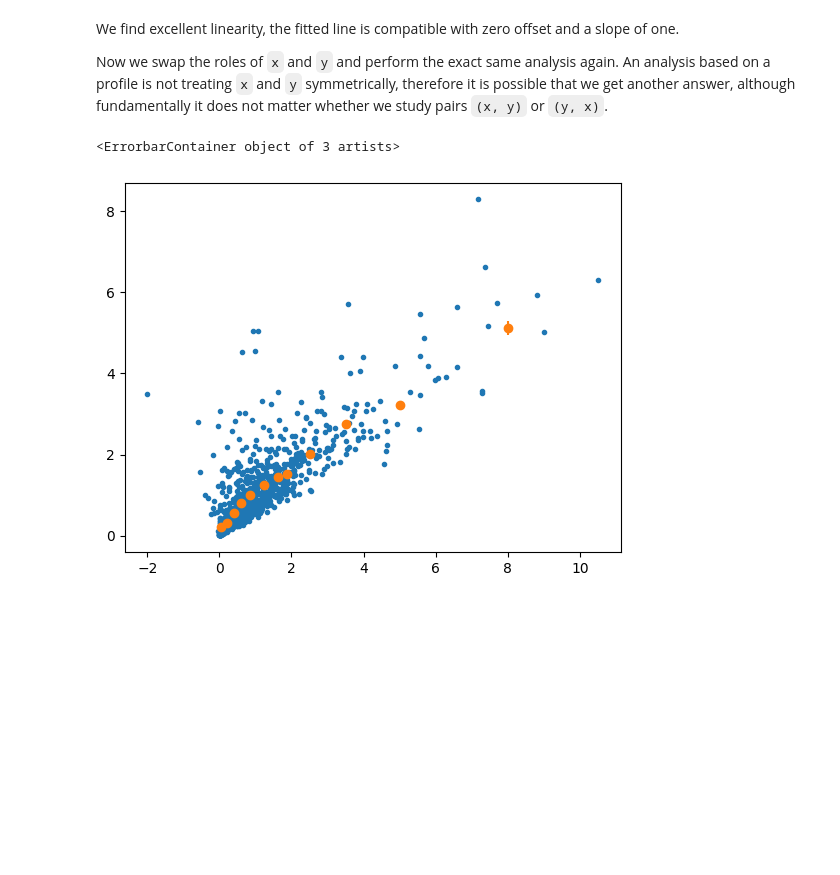
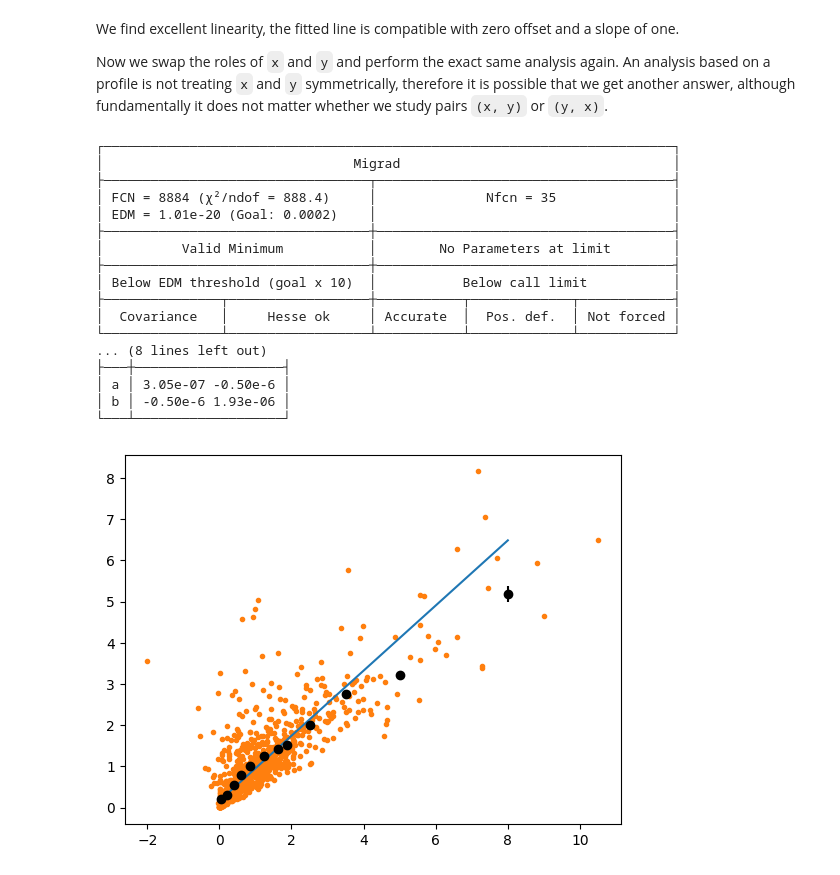
Before and after one commit to HDembinski/HDembinski.github.io, a Jupyter notebook: naive_calibration_bias.ipynb, the cells around one changed output. Cells and saved outputs as stored; diff of their text form; code cells hidden in the pictures; blank space fills up the shorter version.

```diff
--- a/naive_calibration_bias.ipynb
+++ b/naive_calibration_bias.ipynb
@@ -18,7 +18,7 @@ x_true = rng.exponential(1, size=1000)
 y_true = x_true.copy()
 
 def sigma_x(x_true):
-    return x_true * 0.05
+    return x_true * 0.1
 
 def sigma_y(y_true):
     return y_true * 0.5
@@ -26,10 +26,16 @@ def sigma_y(y_true):
 x = rng.normal(x_true, sigma_x(x_true))
 y = rng.normal(y_true, sigma_y(y_true))
 
-plt.scatter(x, y, marker=".")
-
 h = bh.Histogram(bh.axis.Variable([0, 0.1, 0.3, 0.5, 0.7, 1, 1.5, 1.75, 2, 3, 4, 6, 10]), storage=bh.storage.Mean())
 h.fill(x, sample=y)
 
-plt.errorbar(h.axes[0].centers, h.values(), h.variances(), fmt="o", color="C1")
+def line(x, a, b):
+    return a + x * b
+
+m = Minuit(LeastSquares(h.axes[0].centers, h.values(), h.variances() ** 0.5, line), 0, 0)
+m.migrad()
+
+plt.scatter(x, y, marker=".", color="C1")
+m.visualize()
+print(m)
 # %% [output]
@@ -61,13 +63,32 @@ We find excellent linearity, the fitted line is compatible with zero offset and
 Now we swap the roles of `x` and `y` and perform the exact same analysis again. An analysis based on a profile is not treating `x` and `y` symmetrically, therefore it is possible that we get another answer, although fundamentally it does not matter whether we study pairs `(x, y)` or `(y, x)`.
 # %%
 x, y = y, x
-
-plt.scatter(x, y, marker=".")
 
 h = bh.Histogram(bh.axis.Variable([0, 0.1, 0.3, 0.5, 0.7, 1, 1.5, 1.75, 2, 3, 4, 6, 10]), storage=bh.storage.Mean())
 h.fill(x, sample=y)
 
-plt.errorbar(h.axes[0].centers, h.values(), h.variances(), fmt="o", color="C1")
+m = Minuit(LeastSquares(h.axes[0].centers, h.values(), h.variances(), line), 0, 0)
+m.migrad()
+
+plt.scatter(x, y, marker=".", color="C1")
+m.visualize()
+print(m)
 # %% [output]
-<ErrorbarContainer object of 3 artists>
+┌─────────────────────────────────────────────────────────────────────────┐
+│                                Migrad                                   │
+├──────────────────────────────────┬──────────────────────────────────────┤
+│ FCN = 8884 (χ²/ndof = 888.4)     │              Nfcn = 35               │
+│ EDM = 1.01e-20 (Goal: 0.0002)    │                                      │
+├──────────────────────────────────┼──────────────────────────────────────┤
+│          Valid Minimum           │        No Parameters at limit        │
+├──────────────────────────────────┼──────────────────────────────────────┤
+│ Below EDM threshold (goal x 10)  │           Below call limit           │
+├───────────────┬──────────────────┼───────────┬─────────────┬────────────┤
+│  Covariance   │     Hesse ok     │ Accurate  │  Pos. def.  │ Not forced │
+└───────────────┴──────────────────┴───────────┴─────────────┴────────────┘
+... (8 lines left out)
+├───┼───────────────────┤
+│ a │ 3.05e-07 -0.50e-6 │
+│ b │ -0.50e-6 1.93e-06 │
+└───┴───────────────────┘
-[figure, old version]
+[figure, new version]
```
Also changed, not shown: parts of 4 cells of this notebook.
